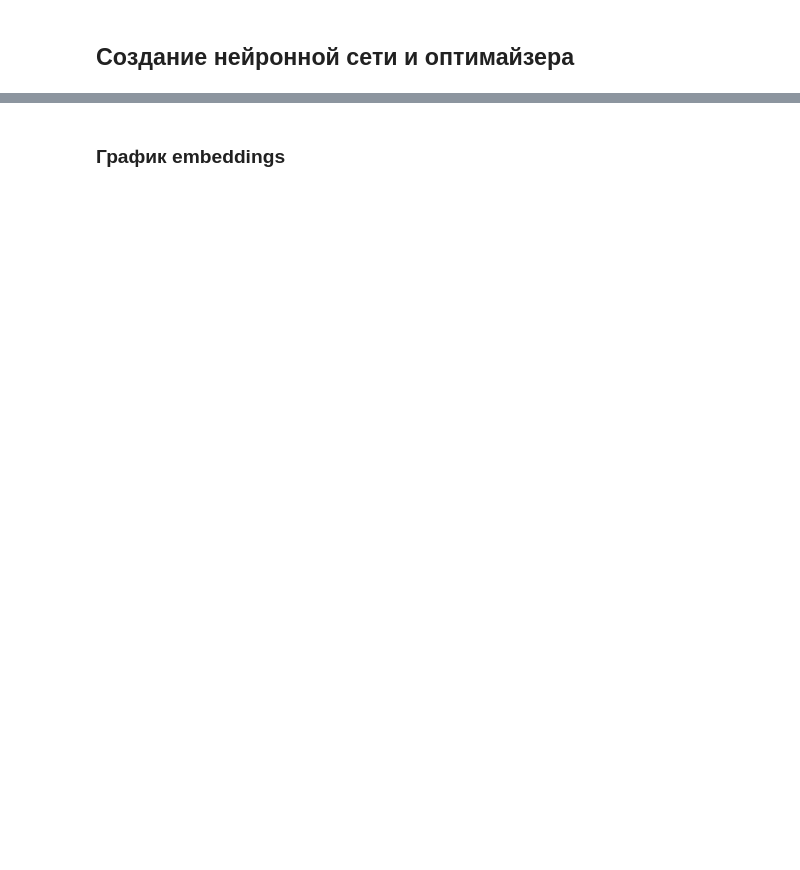
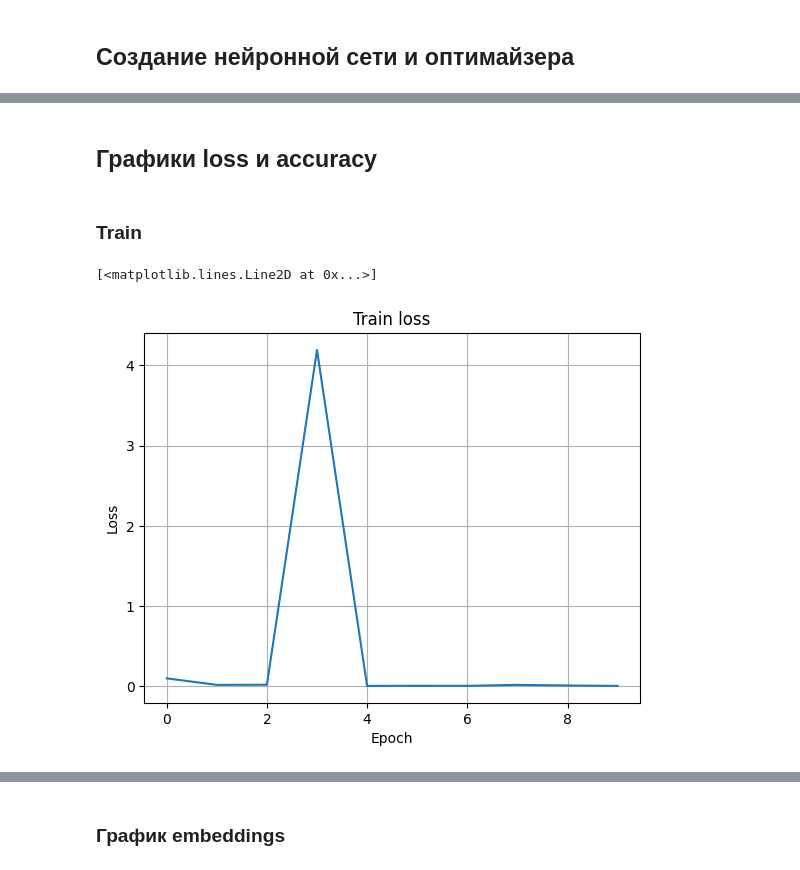
Before and after one commit to moevm/OS-Action-Prediction, a Jupyter notebook: SyscallNet.ipynb, the cells around one changed output, grey strips where cells are left out. Cells and saved outputs as stored; diff of their text form; code cells hidden in the pictures; blank space fills up the shorter version.

Commit message:
save best model and add graphics

```diff
--- a/SyscallNet.ipynb
+++ b/SyscallNet.ipynb
@@ -290,7 +352,8 @@ train_dataloader.dataset
 ## Создание нейронной сети и оптимайзера
 # %%
 net = SyscallNetwork(
-        token_size,
+        syscalldataset.token_size,
+        len(syscalldataset.syscalls_name),
         hidden_dim_1=hidden_dim_1,
         n_layers=n_layers,
         hidden_dim_2=hidden_dim_2,
@@ -307,13 +369,0 @@ optimizer = torch.optim.Adam(
-# %%
-c = 0
-
-for i in range(len(train_dataloader.dataset)):
-    if len(train_dataloader.dataset[i][0]) != 35:
-        c += 1
-        # print(80*'-')
-        # print(len(train_dataloader.dataset[i][0]))
-        # print(train_dataloader.dataset[i][0].numpy())
-        # for token in train_dataloader.dataset[i][0].numpy():
-        #     print(syscalldataset.index2token[token], end=' ; ')
-        # print(80*'-')
-print(c)
@@ -322,5 +370,9 @@ print(c)
 # %%
 emb_history = []
+val_accuracy_history = []
+val_loss_history = []
+train_loss_history = []
+best_val_acc = 0.0
 
 for epoch in range(n_epochs):
     net.train()
@@ -333,19 +385,28 @@ for epoch in range(n_epochs):
         optimizer.step()
 
 
-    if epoch % 10 == 0:
+    if epoch % 1 == 0 or epoch == n_epochs:
         train_loss, _ = compute_loss_and_accuracy(loss_f, net, train_dataloader)
         val_loss, val_acc = compute_loss_and_accuracy(loss_f, net, val_dataloader)
         print(f"Epoch: {epoch}, train loss: {train_loss=:.3f}, validation loss {val_loss=:.3f}")
         print(f'Accuracy: {val_acc}')
+        train_loss_history.append(train_loss)
+        val_loss_history.append(val_loss)
+        val_accuracy_history.append(val_acc)
+
+        if (val_acc > best_val_acc):
+            best_val_acc = val_acc
+            torch.save(net.state_dict(), 'best-model-syscall-prediction.pt')
 
 
     # Prepare DataFrame
-    weights = net.embedding.weight.detach().clone().numpy()
+
+    weights = net.embedding.weight.detach().clone().numpy()[:len(syscalldataset.vocabulary)]
 
     df = pd.DataFrame(weights, columns=[f"dim_{i}" for i in range(embedding_dim)])
     df["epoch"] = epoch
-    df["token"] = dataset.vocabulary
+    df["token"] = syscalldataset.vocabulary
+
 
     emb_history.append(df)
 
@@ -387,0 +436,2 @@ new_model = torch.load('syscall-prediction.en-2')
+# %% [markdown]
+## Графики loss и accuracy
@@ -387,0 +440,11 @@ new_model = torch.load('syscall-prediction.en-2')
+# %% [markdown]
+### Train
+# %%
+plt.title("Train loss")
+plt.xlabel('Epoch')
+plt.ylabel('Loss')
+plt.grid(True)
+plt.plot(train_loss_history)
+# %% [output]
+[<matplotlib.lines.Line2D at 0x...>]
+[figure, added]
```
Also changed, not shown: parts of 38 cells of this notebook.
